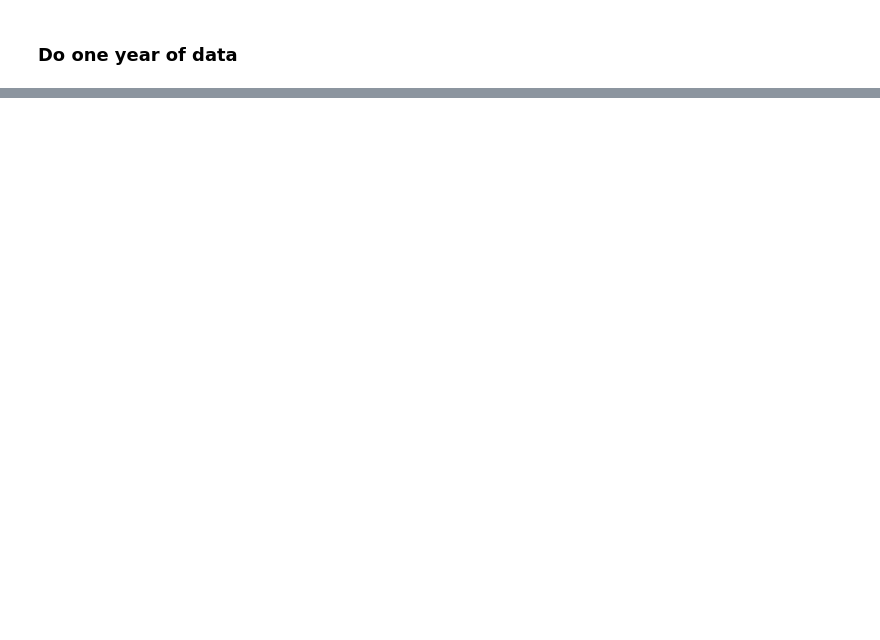
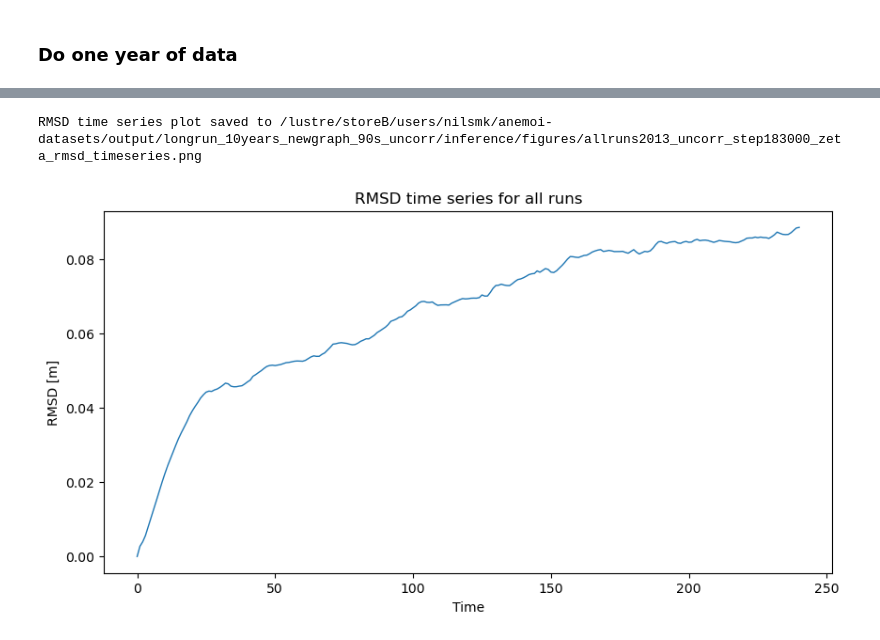
Before and after one commit to nilsmkMET/anemoi-stormsurge, a Jupyter notebook: notebooks/plot_netcdf.ipynb, the cells around one changed output, grey strips where cells are left out. Saved outputs shown, nothing was run; the diff lists cells and outputs as text; code cells hidden in the pictures; blank space fills up the shorter version.

```diff
--- a/notebooks/plot_netcdf.ipynb
+++ b/notebooks/plot_netcdf.ipynb
@@ -56,7 +65,7 @@ lon_c = nc_c.lon_rho[5:575,5:1019]
 time_c = nc_c.ocean_time
 mask_c = nc_c.mask_rho[5:575,5:1019]
 timee_c = np.array([np.datetime64(t) for t in time_c.values])
-if 'comparewith2' in locals():
+if plot_corrected:
     nc_c2 = xr.open_dataset(comparewith2)
     zeta_c2 = nc_c2.zeta[:,5:575,5:1019]  # cut away the outermost grid cells to match the lam grid
 # %%
@@ -312,12 +376,36 @@ if False:
 # %%
 # Store the rmse array as a pandas DataFrame and save as csv file
-if not read_one_case:
+if do_one_year:
     import pandas as pd
-    csv_file = os.path.join(odir, f'{prefix}zeta_rmse_timeseries.csv')
+    csv_file = os.path.join(odir, f'{prefix}zeta_rmsd_timeseries.csv')
     if not os.path.isfile(csv_file):
-        rmse_df = pd.DataFrame(rmse, index=[ifile[-29:-19] for ifile in ifiles], columns=[str(t) for t in np.arange(time.shape[0])])
+        # Calulate RMSD between inference and NORA surge for all time steps for all runs
+        for ifile_idx, ifile in enumerate(ifiles):
+            print(f'Processing file: {ifile}')
+            nc = xr.open_dataset(ifile)
+            zeta = nc.zeta
+            zeta2 = np.reshape(zeta.values, (zeta.shape[0], 570, 1014))
+            time = nc.time
+            if ifile_idx == 0:
+                rmse = np.zeros((len(ifiles), len(time)))
+            # Find index of time in time_c
+            timee = np.array([np.datetime64(t) for t in time.values])
+            time_indices = np.where((timee_c >= timee[0]) & (timee_c <= timee[-1]))[0]
+            for i in range(len(time)):
+                try:
+                    if not plot_corrected:
+                        rmse[ifile_idx, i] = np.sqrt(np.mean((zeta2[i,:,:]-zeta_c[time_indices[i], :, :]*mask_c)**2))
+                    else:
+                        rmse[ifile_idx, i] = np.sqrt(np.mean((zeta2[i,:,:]-zeta_c2[time_indices[i], :, :]*mask_c)**2))
+                except Exception as e:
+                    print(f"Error processing time index {i} in file {ifile}: {e}")
+        # Create DataFrame and save to CSV
+        if not read_only_one_yearly_file:
+            rmse_df = pd.DataFrame(rmse, index=[ifile[-29:-19] for ifile in ifiles], columns=[str(t) for t in np.arange(time.shape[0])])
+        else:
+            rmse_df = pd.DataFrame(rmse, index=['singlefile'], columns=[str(t) for t in np.arange(time.shape[0])])
         rmse_df.to_csv(csv_file)
-        print(f'RMSE time series saved to {os.path.join(odir, f"{prefix}zeta_rmse_timeseries.csv")}')
+        print(f'RMSD time series saved to {os.path.join(odir, f"{prefix}zeta_rmsd_timeseries.csv")}')
     else:
         print(f'CSV file {csv_file} already exists. Skipping saving.')
         rmse_df = pd.read_csv(csv_file, index_col=0)
@@ -324,15 +430,19 @@ if not read_one_case:
 # %%
 # Plot the RMSE time series for all runs, color them by the CP step using viridis colormap
-if not read_one_case:
+if do_one_year:
     import matplotlib.cm as cm
     fig, ax = plt.subplots(figsize=(10, 5))
     ax.plot(np.arange(rmse_df.shape[1]), np.median(rmse_df, axis=0), label=f'RMSE', lw=1)
-    ax.set_title(f'RMSE time series for all runs')
+    # ax.set_xlim(0,480)
+    ax.set_title(f'RMSD time series for all runs')
     ax.set_xlabel('Time')
-    ax.set_ylabel('RMSE [m]')
+    ax.set_ylabel('RMSD [m]')
     # ax.legend(fontsize='small')
-    plt.savefig(os.path.join(odir, f'{prefix}zeta_rmse_timeseries.png'), dpi=100)
-    print(f'RMSE time series plot saved to {os.path.join(odir, f"{prefix}zeta_rmse_timeseries.png")}')
+    plt.savefig(os.path.join(odir, f'{prefix}zeta_rmsd_timeseries.png'), dpi=100)
+    print(f'RMSD time series plot saved to {os.path.join(odir, f"{prefix}zeta_rmsd_timeseries.png")}')
     plt.show()
+# %% [output]
+RMSD time series plot saved to /lustre/storeB/users/nilsmk/anemoi-datasets/output/longrun_10years_newgraph_90s_uncorr/inference/figures/allruns2013_uncorr_step183000_zeta_rmsd_timeseries.png
+[figure, added]
 # %%
 # Plot the RMSE time series for all runs, color them by the CP step using viridis colormap
```
Also changed, not shown: parts of 26 cells of this notebook, 13 other files.
